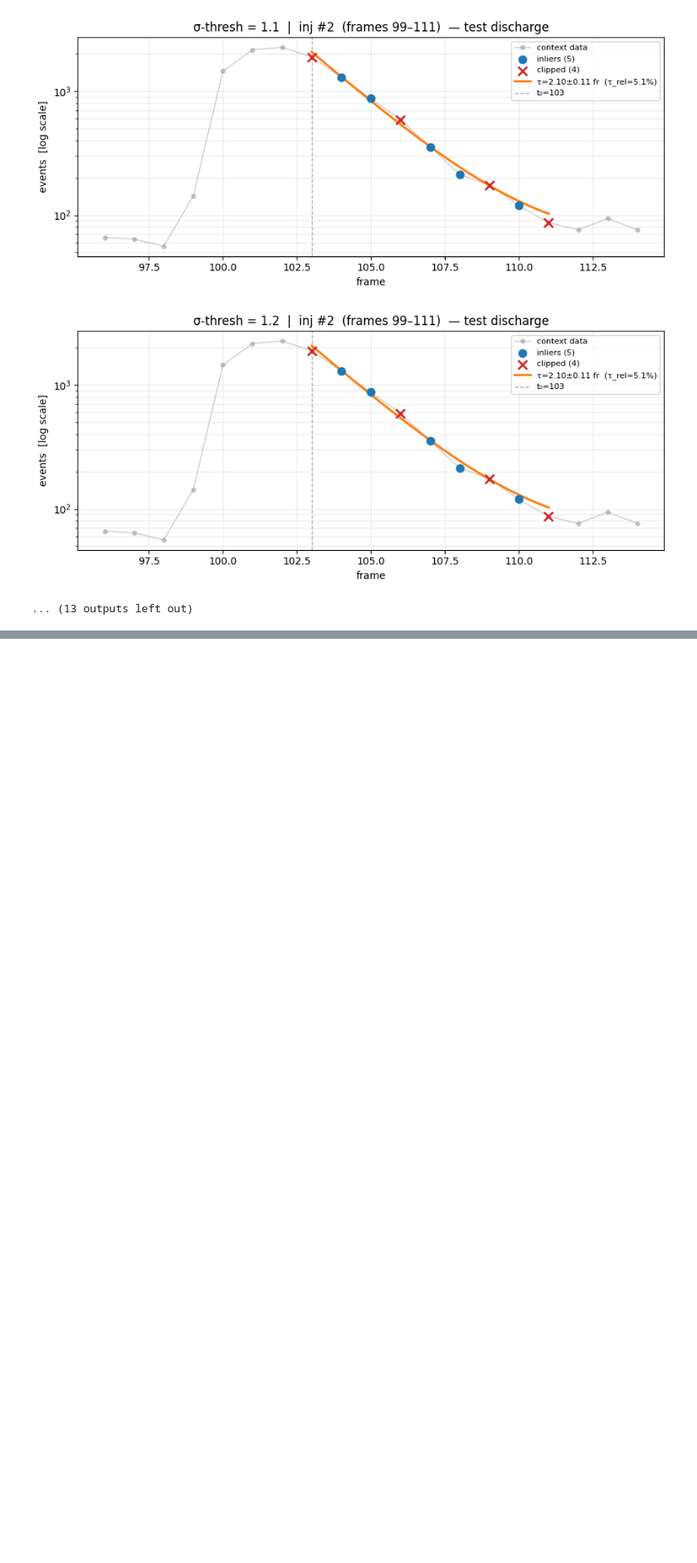
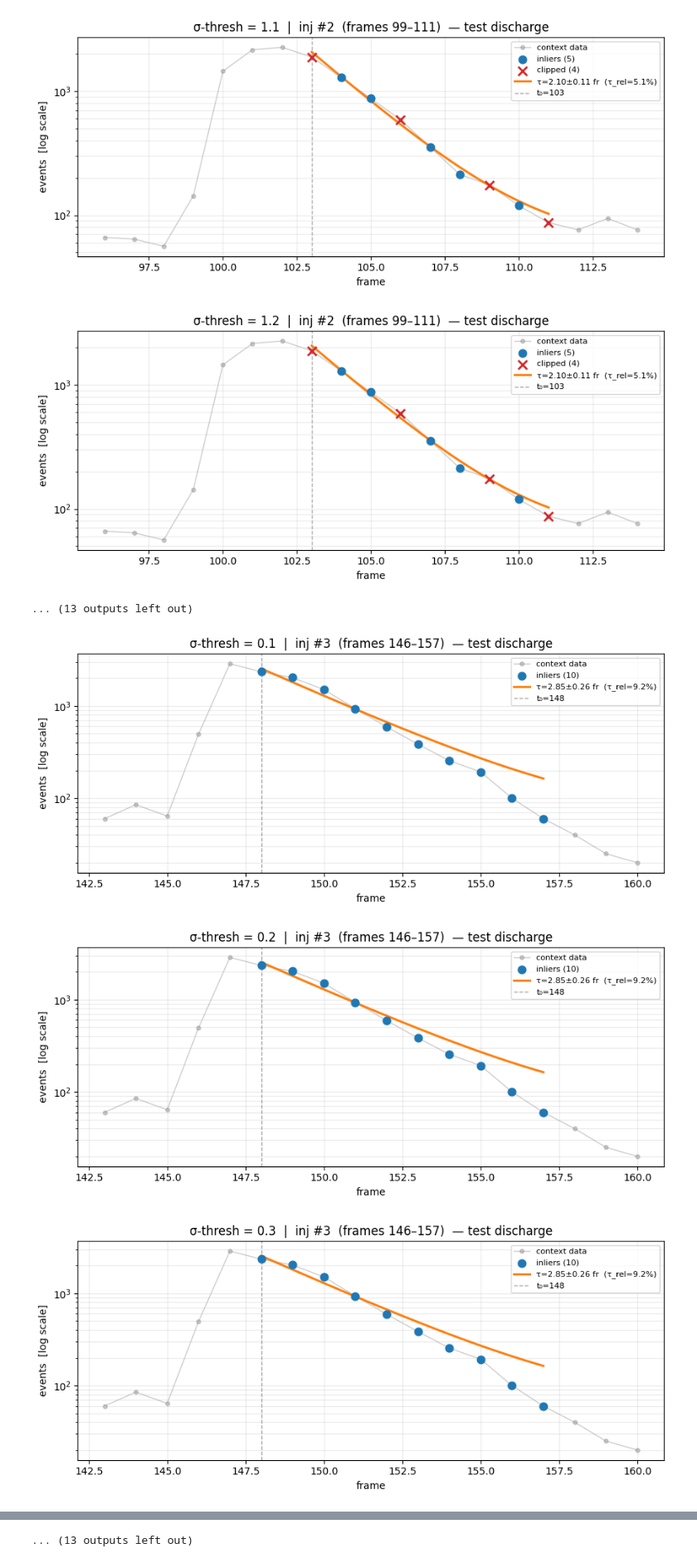
Before and after one commit to Danyil-Dorosh/IFPiLM-1st-Task, a Jupyter notebook: adaptive points fit/sigma clipping.ipynb, the cells around one changed output, grey strips where cells are left out. Shown at 83% size. Cells and saved outputs as stored; diff of their text form; code cells hidden in the pictures; blank space fills up the shorter version.

Commit message:
researched best sigma for injection 3 of test discharge

```diff
--- a/adaptive points fit/sigma clipping.ipynb
+++ b/adaptive points fit/sigma clipping.ipynb
@@ -828,3 +828,73 @@ for th in thresholds:
 [figure]
 [figure]
 ... (13 outputs left out)
+# %%
+"""Sweep sigma_thresh on injection #3 of the TEST discharge.
+
+Same as the injection #2 sweep — one plot per threshold.
+"""
+
+# --- pick injection #3 (index 2) ---
+inj3_test = test_injections[2]
+
+thresholds = np.round(np.arange(0.1, 2.51, 0.1), 2)
+
+t_fn = test_trace.frame_numbers
+t_v  = test_trace.values
+
+# context window for all plots
+ctx_lo = max(0, inj3_test.start_frame - 3)
+ctx_hi = min(int(t_fn[-1]), inj3_test.finish_frame + 3)
+ctx    = (t_fn >= ctx_lo) & (t_fn <= ctx_hi)
+
+for th in thresholds:
+    r = fit_sigma_clip(test_trace, inj3_test, sigma_thresh=th)
+
+    fig, ax = plt.subplots(figsize=(9, 4))
+
+    # faint context data
+    ctx_v_safe = np.where(t_v[ctx] > 0, t_v[ctx], np.nan)
+    ax.plot(t_fn[ctx], ctx_v_safe, "o-", ms=4, lw=1, color="0.6",
+            alpha=0.5, label="context data")
+
+    if r["success"]:
+        t_a = r["t_all"]
+        y_a = r["y_all"]
+        im  = r["inlier_mask"]
+
+        # inliers (blue) and sigma-clipped (red X)
+        ax.scatter(t_a[im], y_a[im], s=60, color="tab:blue",
+                   zorder=4, label=f"inliers ({im.sum()})")
+        if (~im).any():
+            ax.scatter(t_a[~im], y_a[~im], s=80, marker="x",
+                       color="tab:red", linewidths=2, zorder=5,
+                       label=f"clipped ({(~im).sum()})")
+
+        # fitted curve
+        t_c = np.linspace(float(t_a[0]), float(t_a[-1]), 300)
+        y_c = _exp_model(t_c, r["A"], r["tau"], r["t_0"], r["C_bg"])
+        ax.plot(t_c, np.where(y_c > 0, y_c, np.nan),
+                color="tab:orange", lw=2.2, zorder=3,
+                label=f"τ={r['tau']:.2f}±{r['tau_err']:.2f} fr  "
+                      f"(τ_rel={r['tau_err_rel']*100:.1f}%)")
+
+        ax.axvline(r["t_0"], color="gray", ls="--", lw=1, alpha=0.7,
+                   label=f"t₀={int(r['t_0'])}")
+    else:
+        ax.text(0.5, 0.5, f"failed: {r['message']}",
+                transform=ax.transAxes, ha="center", color="red", fontsize=10)
+
+    ax.set_yscale("log")
+    ax.set_xlabel("frame")
+    ax.set_ylabel("events  [log scale]")
+    ax.set_title(f"σ-thresh = {th:.1f}  |  inj #{inj3_test.injection_no}  "
+                 f"(frames {inj3_test.start_frame}–{inj3_test.finish_frame})  "
+                 f"— test discharge")
+    ax.legend(fontsize=8)
+    ax.grid(alpha=0.25, which="both")
+    fig.tight_layout()
+    plt.show()
+# %% [output]
+[figure, added]
+[figure, added]
+[figure, added]
@@ -830,0 +910 @@ for th in thresholds:
+... (13 outputs left out)
```
Also changed, not shown: parts of 1 cell of this notebook.
